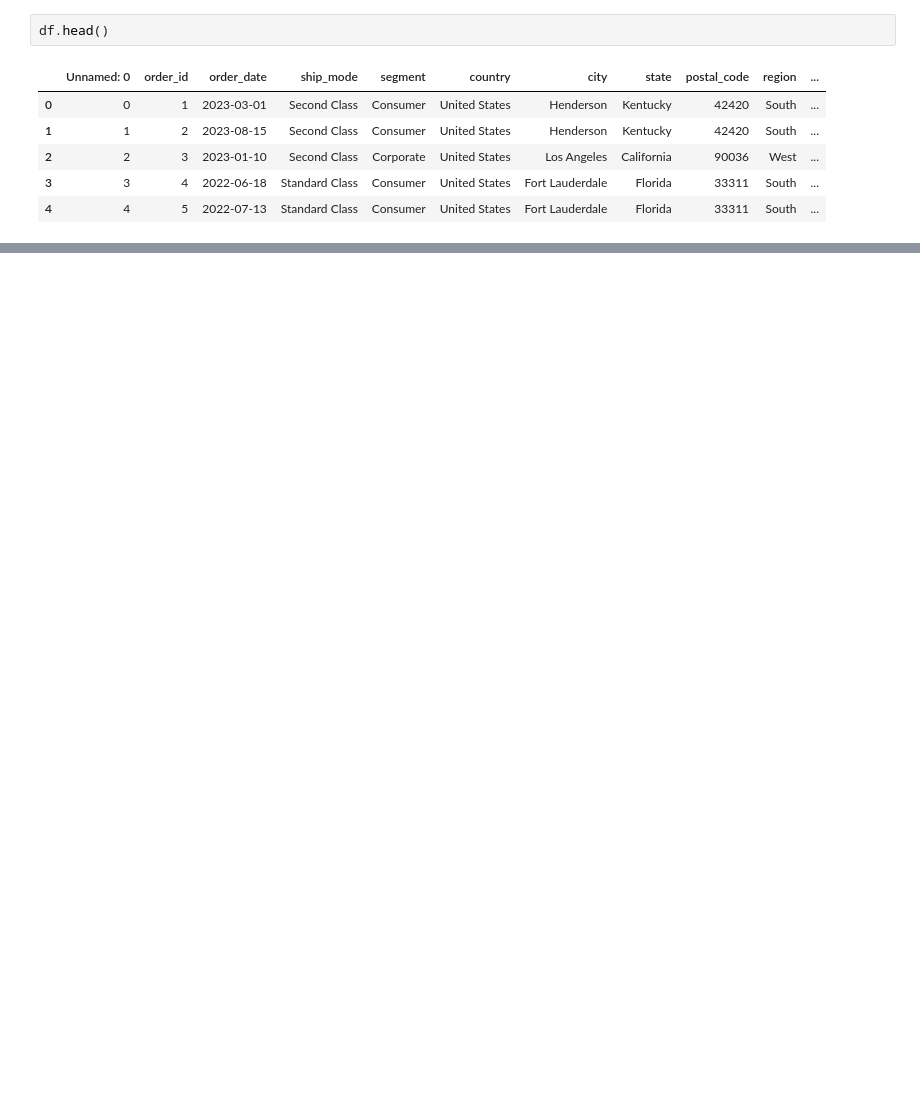
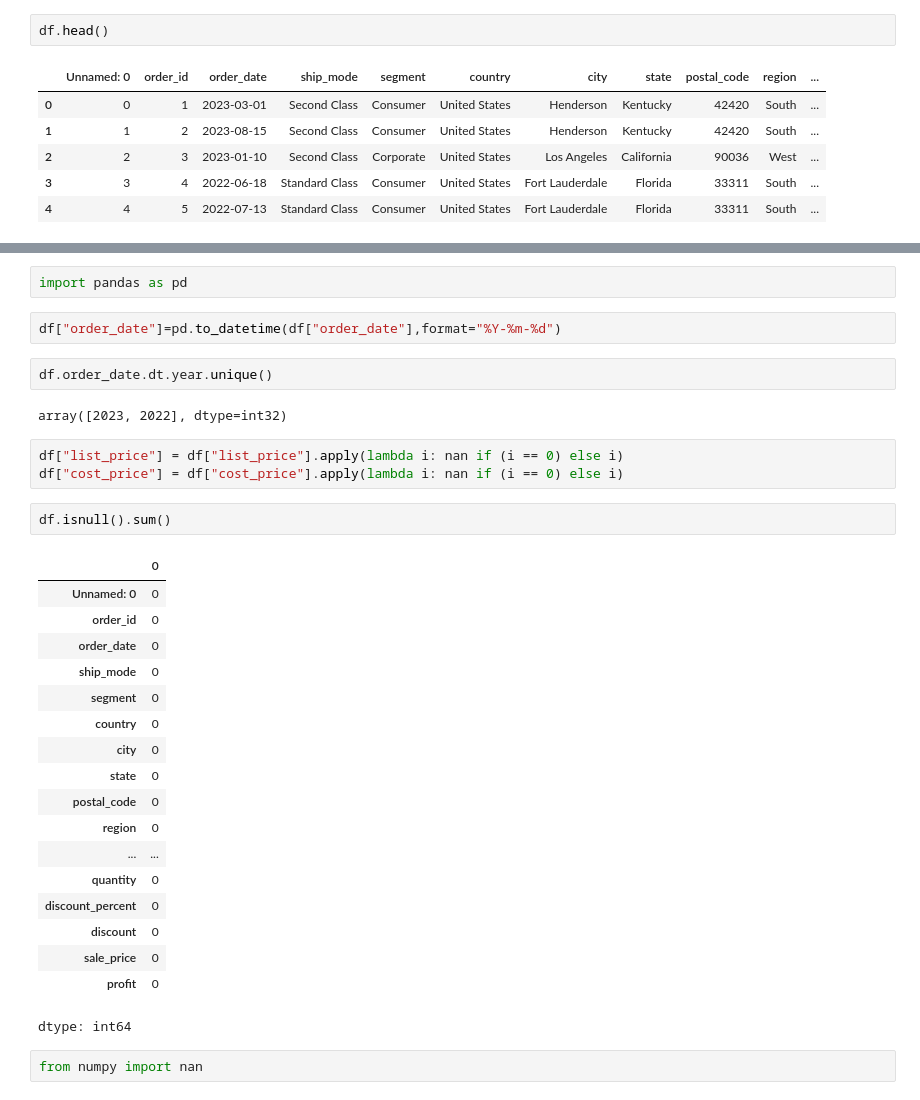
Before and after one commit to Krish-s/Mini-Project, a Jupyter notebook: Mini_Project.ipynb, the cells around one changed output, grey strips where cells are left out. Cells and saved outputs as stored; diff of their text form; blank space fills up the shorter version.

```diff
--- a/Mini_Project.ipynb
+++ b/Mini_Project.ipynb
@@ -339,0 +413,34 @@ df.head()
+# %%
+import pandas as pd
+# %%
+df["order_date"]=pd.to_datetime(df["order_date"],format="%Y-%m-%d")
+# %%
+df.order_date.dt.year.unique()
+# %% [output]
+array([2023, 2022], dtype=int32)
+# %%
+df["list_price"] = df["list_price"].apply(lambda i: nan if (i == 0) else i)
+df["cost_price"] = df["cost_price"].apply(lambda i: nan if (i == 0) else i)
+# %%
+df.isnull().sum()
+# %% [output]
+|  | 0 |
+| Unnamed: 0 | 0 |
+| order_id | 0 |
+| order_date | 0 |
+| ship_mode | 0 |
+| segment | 0 |
+| country | 0 |
+| city | 0 |
+| state | 0 |
+| postal_code | 0 |
+| region | 0 |
+| ... | ... |
+| quantity | 0 |
+| discount_percent | 0 |
+| discount | 0 |
+| sale_price | 0 |
+| profit | 0 |
+dtype: int64
+# %%
+from numpy import nan
```
Also changed, not shown: parts of 17 cells of this notebook.
